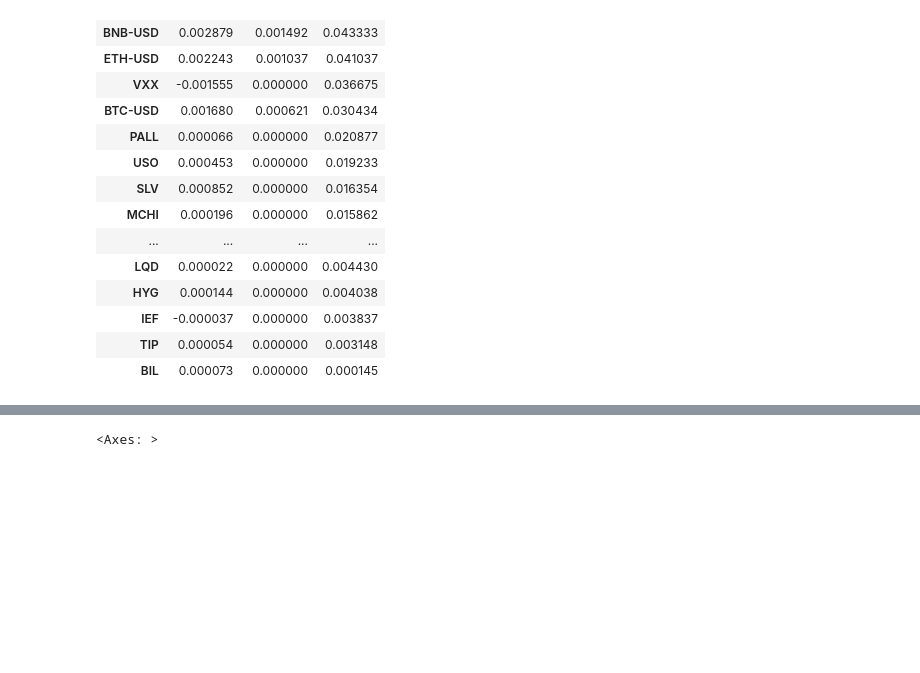
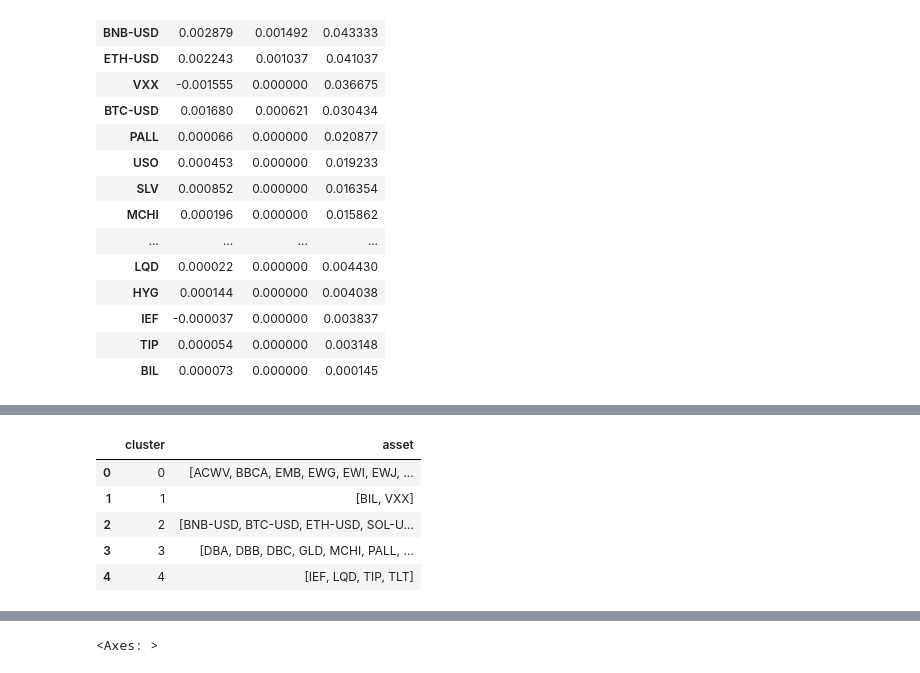
Before and after one commit to LAIN-21/dalio_uncorrelated_returns, a Jupyter notebook: portfolio_creator.ipynb, the cells around one changed output, grey strips where cells are left out. Drawn from its saved outputs; the diff is of its cells as text; code cells hidden in the pictures; blank space fills up the shorter version.

Commit message:
feat: Completed correlation analysis (step 3)

```diff
--- a/portfolio_creator.ipynb
+++ b/portfolio_creator.ipynb
@@ -257,0 +276,72 @@ summary_stats.sort_values("vol", ascending=False)
+# %%
+def compute_clusters_riskfolio_style(
+    returns,
+    codependence: str = "pearson",
+    linkage_method: str = "ward",
+    max_k: int = 10
+):
+
+    # ---------------------------
+    # 1. Codependence (Pearson)
+    # ---------------------------
+    corr = returns.corr(method=codependence)
+
+    # ---------------------------
+    # 2. Correlation -> distance
+    # (Riskfolio convention)
+    # ---------------------------
+    dist = np.sqrt(0.5 * (1 - corr))
+
+    # ---------------------------
+    # 3. Hierarchical clustering
+    # ---------------------------
+    Z = linkage(
+        squareform(dist.values),
+        method=linkage_method
+    )
+
+    # ---------------------------
+    # 4. Optimal k + labels
+    # (THIS is what plot_clusters uses)
+    # ---------------------------
+    k, clustering_inds = two_diff_gap_stat(
+        dist,
+        Z,
+        max_k
+    )
+
+    clusters = pd.Series(
+        clustering_inds,
+        index=returns.columns,
+        name="cluster"
+    )
+
+    cluster_table = (
+        clusters
+        .reset_index()
+        .rename(columns={"index": "asset"})
+        .groupby("cluster")["asset"]
+        .apply(list)
+        .reset_index()
+        .sort_values("cluster")
+        .reset_index(drop=True)
+    )
+
+    return {
+        "clusters": clusters,
+        "cluster_table": cluster_table,
+        "linkage": Z,
+        "k": k,
+        "distance": dist,
+        "correlation": corr
+    }
+
+clusters = compute_clusters_riskfolio_style(returns)
+clusters["cluster_table"]
+# %% [output]
+|  | cluster | asset |
+| 0 | 0 | [ACWV, BBCA, EMB, EWG, EWI, EWJ, ... |
+| 1 | 1 | [BIL, VXX] |
+| 2 | 2 | [BNB-USD, BTC-USD, ETH-USD, SOL-U... |
+| 3 | 3 | [DBA, DBB, DBC, GLD, MCHI, PALL, ... |
+| 4 | 4 | [IEF, LQD, TIP, TLT] |
```
Also changed, not shown: parts of 5 cells of this notebook.
